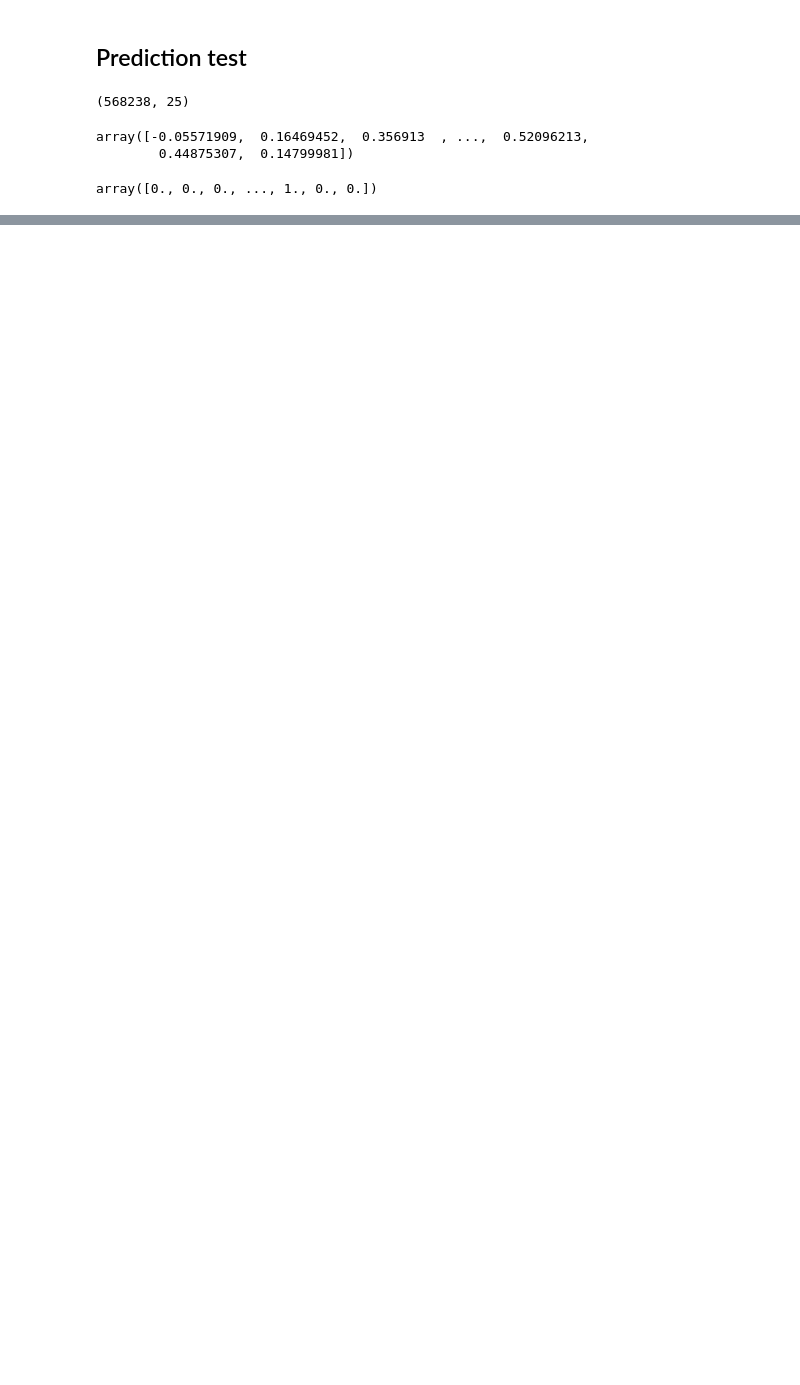
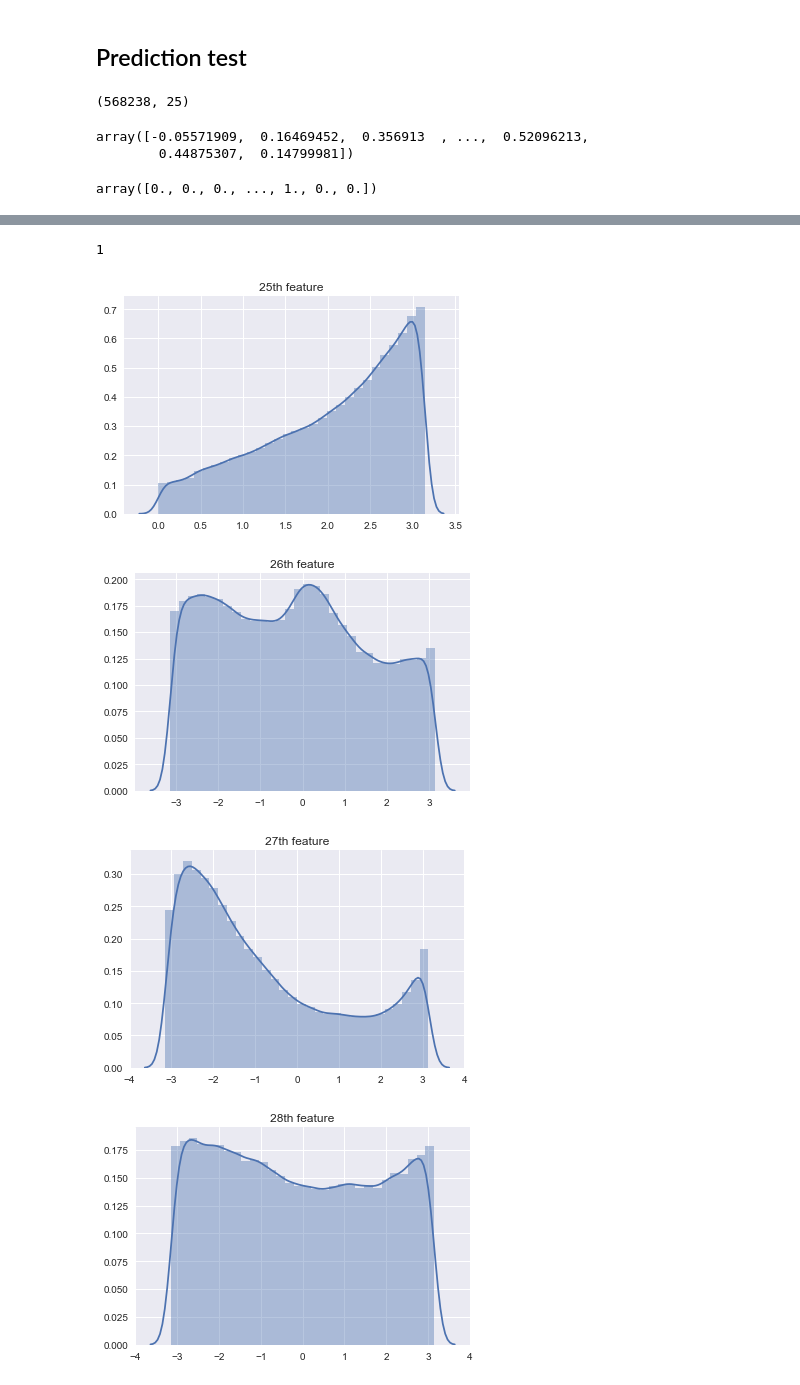
Before and after one commit to dufourc1/ML_CS433_project1, a Jupyter notebook: src/exploring_data_Marie_version.ipynb, the cells around one changed output, grey strips where cells are left out. Cells and saved outputs as stored; diff of their text form; code cells hidden in the pictures; blank space fills up the shorter version.

```diff
--- a/src/exploring_data_Marie_version.ipynb
+++ b/src/exploring_data_Marie_version.ipynb
@@ -603,0 +586,44 @@ create_csv_submission(ids_test, y_pred, "../Data/test_Marie.csv")
+# %%
+#now: 15, 18, 20, 25 & 28 are getting replaced by: 18-15, 20-15, 25-15 and 28-15
+n,p=x_tr.shape
+x_new = np.zeros((n,p+4))
+#create matrix with 4 extra columns
+x_new[:,:-4] = x_tr
+#add new features
+x_new[:,p]=x_tr[:,18]-x_tr[:,15]
+x_new[:,p+1]=x_tr[:,20]-x_tr[:,15]
+x_new[:,p+2]=x_tr[:,25]-x_tr[:,15]
+x_new[:,p+3]=x_tr[:,28]-x_tr[:,15]
+
+##adjust rotated phi to have values between +pi and -pi
+x_new[:, p] = (x_new[:, p]+3*np.pi)% (2*np.pi) - np.pi
+x_new[:,p+1]=(x_new[:, p+1]+3*np.pi)% (2*np.pi) - np.pi
+x_new[:,p+2]=(x_new[:, p+2]+3*np.pi)% (2*np.pi) - np.pi
+x_new[:,p+3]=(x_new[:, p+3]+3*np.pi)% (2*np.pi) - np.pi
+# %%
+3%2
+# %% [output]
+1
+# %%
+#delete 15, 18, 20, 25 & 28
+x_reduced = np.delete(x_new, [15, 18, 20, 25, 28], 1)
+# %%
+#if 18-15 (4th last column) is negative the sign of the new features will be flipped
+#create a mask
+use_neg = (x_reduced[:,-4]<0)
+x_reduced[use_neg, -4:]= x_reduced[use_neg, -4:]*(-1)
+# %%
+which = [25,26, 27, 28]
+# %%
+for i in which:
+    feature = x_reduced[:,i]
+    feature = feature[feature>-999]
+#     hist_plot(feature,i)
+    sns.distplot(feature,bins=30,kde=True)
+    plt.title('{i}th feature'.format(i=i))
+    plt.show()
+# %% [output]
+[figure, added]
+[figure, added]
+[figure, added]
+[figure, added]
```
Also changed, not shown: parts of 95 cells of this notebook.
